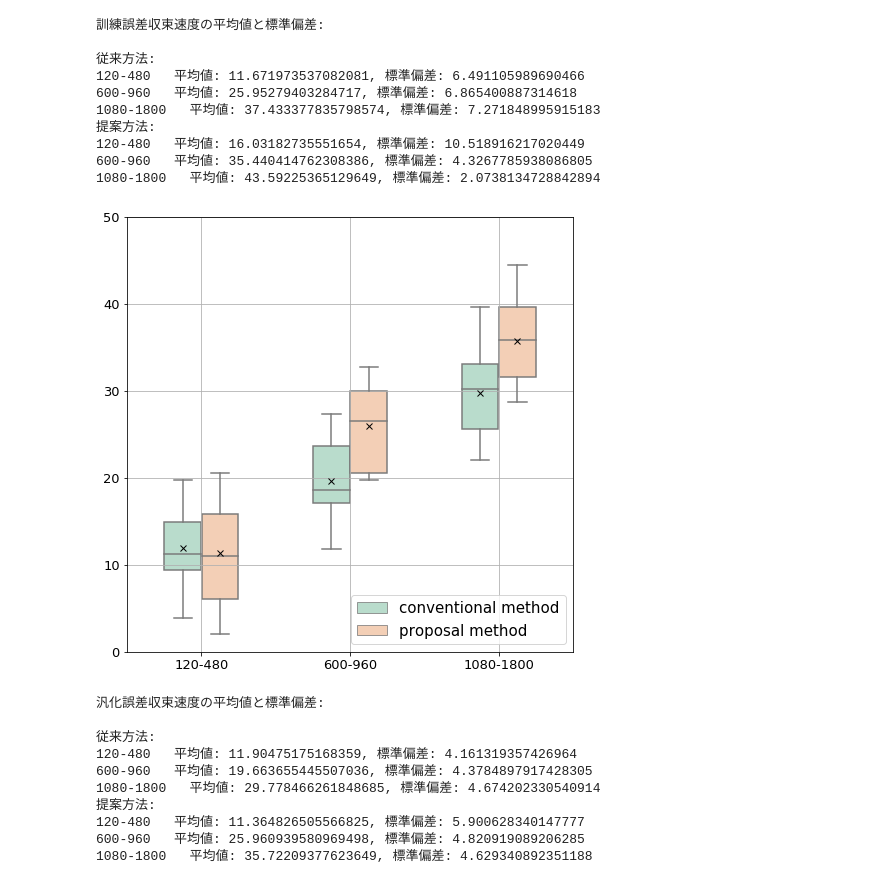
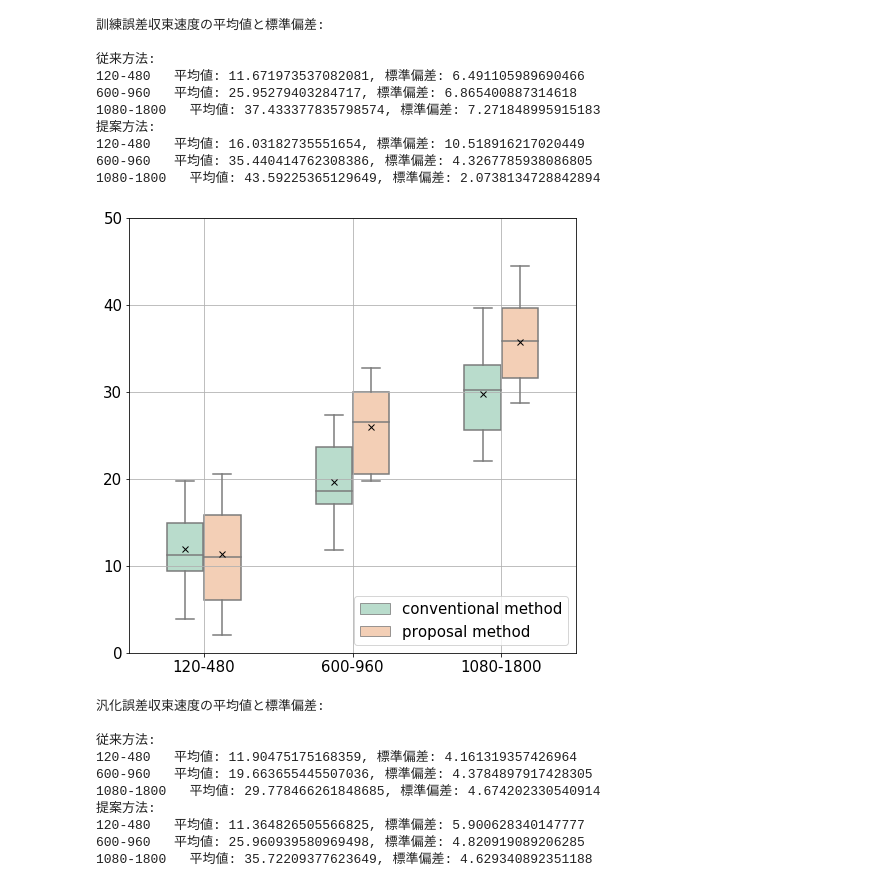
Before and after one commit to takitaki7474/m2-research-prototype, a Jupyter notebook: notebook/eval/eval8.ipynb, the cells around one changed output. Saved outputs shown, nothing was run; the diff lists cells and outputs as text; code cells hidden in the pictures.

```diff
--- a/notebook/eval/eval8.ipynb
+++ b/notebook/eval/eval8.ipynb
@@ -242,36 +246,36 @@ import pandas
 data = defaultdict(list)
 labels = ["120-480", "600-960", "1080-1800"]
 
 for index in range(3):
     for conv_err_speed in conv_test_sample_clusters[index]:
         data["method"].append("conventional method")
         data["test_err_speed"].append(conv_err_speed)
         data["train_dataN"].append(labels[index])
     for prop_err_speed in prop_test_sample_clusters[index]:
         data["method"].append("proposal method")
         data["test_err_speed"].append(prop_err_speed)
         data["train_dataN"].append(labels[index])
 
 df = pd.DataFrame(data)
 
 fig = plt.figure(figsize=(8,8))
 sns.boxplot(x='train_dataN',
             y='test_err_speed',
             data=df, hue='method', palette='Pastel2',
             width=0.5,
             showmeans=True,
             meanprops=dict(marker="x", markeredgecolor='k'))
 
-plt.xticks(fontsize=13)
-plt.yticks(fontsize=13)
+plt.xticks(fontsize=15)
+plt.yticks(fontsize=15)
 plt.ylim(0,50)
 plt.grid(True)
 plt.xlabel("")
 plt.ylabel("")
 plt.legend(loc='lower right', fontsize=15)
 plt.show()
 # %% [output]
-[figure, old version]
+[figure, new version]
 # %%
 import numpy as np
 labels = ["120-480", "600-960", "1080-1800"]
```
Also changed, not shown: parts of 2 cells of this notebook.
